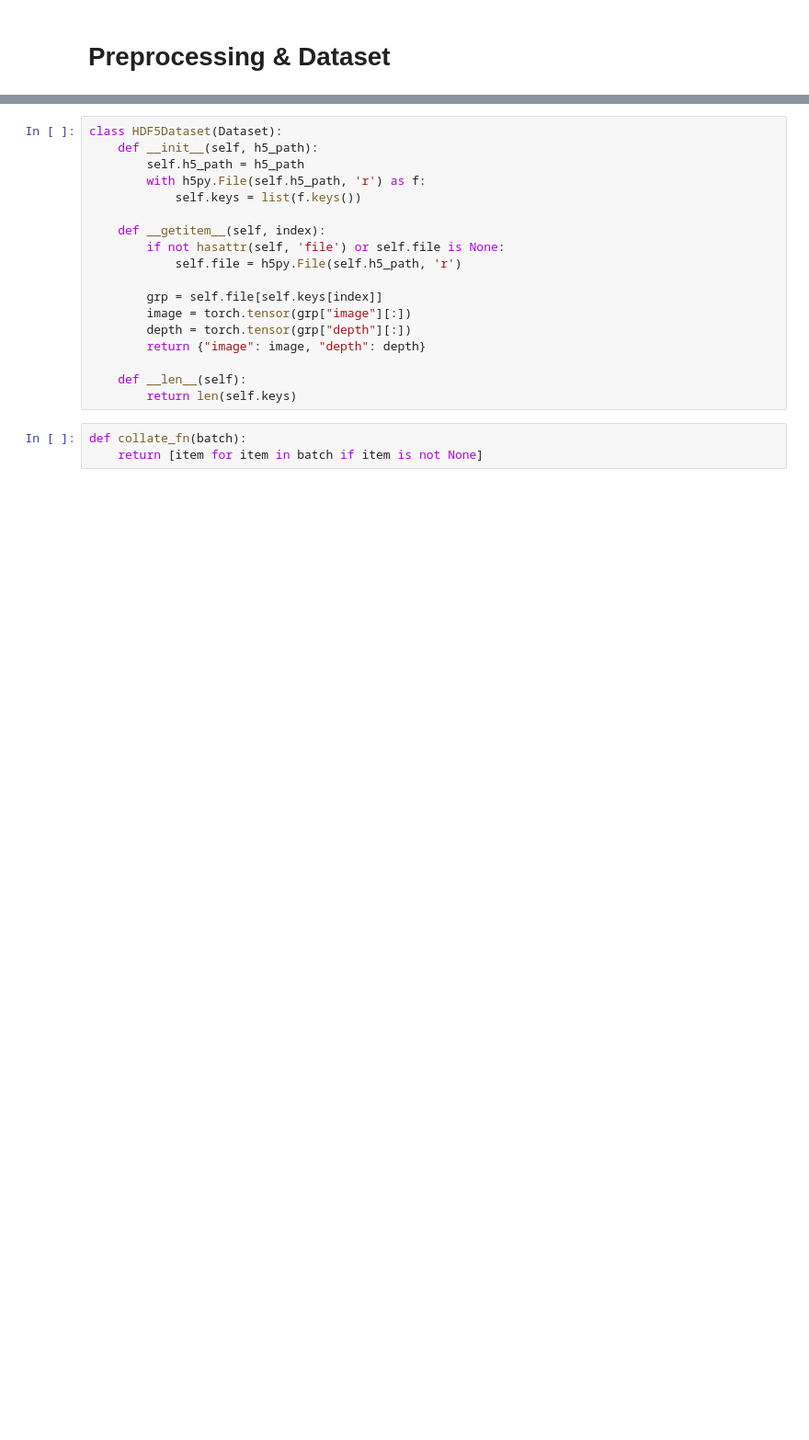
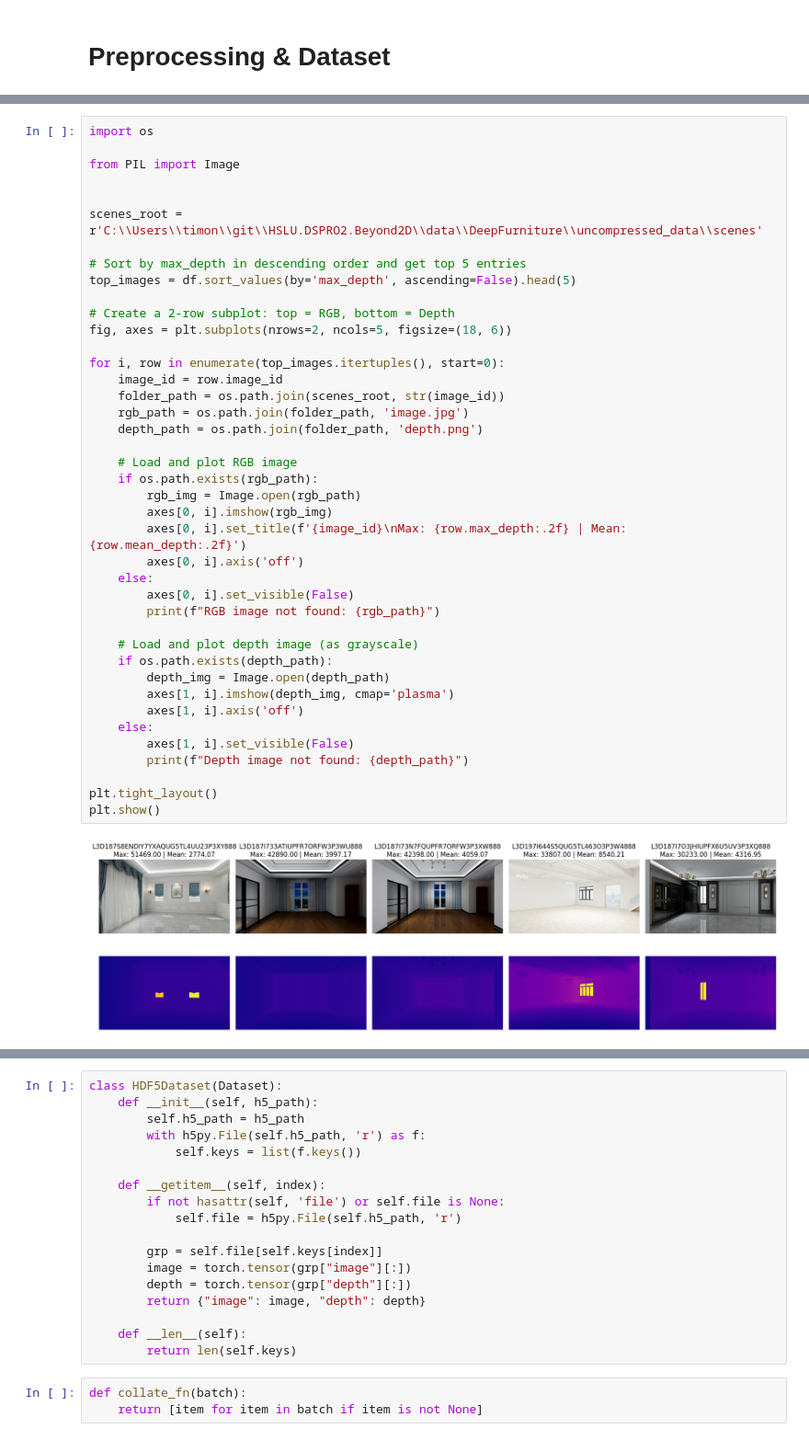
Before and after one commit to ynkf/HSLU.DSPRO2.Beyond2D, a Jupyter notebook: training.ipynb, the cells around one changed output, grey strips where cells are left out. Shown at 92% size. Cells and saved outputs as stored; diff of their text form; blank space fills up the shorter version.

```diff
--- a/training.ipynb
+++ b/training.ipynb
@@ -55,0 +127,43 @@ True
+# %%
+import os
+
+from PIL import Image
+
+
+scenes_root = r'C:\\Users\\timon\\git\\HSLU.DSPRO2.Beyond2D\\data\\DeepFurniture\\uncompressed_data\\scenes'
+
+# Sort by max_depth in descending order and get top 5 entries
+top_images = df.sort_values(by='max_depth', ascending=False).head(5)
+
+# Create a 2-row subplot: top = RGB, bottom = Depth
+fig, axes = plt.subplots(nrows=2, ncols=5, figsize=(18, 6))
+
+for i, row in enumerate(top_images.itertuples(), start=0):
+    image_id = row.image_id
+    folder_path = os.path.join(scenes_root, str(image_id))
+    rgb_path = os.path.join(folder_path, 'image.jpg')
+    depth_path = os.path.join(folder_path, 'depth.png')
+
+    # Load and plot RGB image
+    if os.path.exists(rgb_path):
+        rgb_img = Image.open(rgb_path)
+        axes[0, i].imshow(rgb_img)
+        axes[0, i].set_title(f'{image_id}\nMax: {row.max_depth:.2f} | Mean: {row.mean_depth:.2f}')
+        axes[0, i].axis('off')
+    else:
+        axes[0, i].set_visible(False)
+        print(f"RGB image not found: {rgb_path}")
+
+    # Load and plot depth image (as grayscale)
+    if os.path.exists(depth_path):
+        depth_img = Image.open(depth_path)
+        axes[1, i].imshow(depth_img, cmap='plasma')
+        axes[1, i].axis('off')
+    else:
+        axes[1, i].set_visible(False)
+        print(f"Depth image not found: {depth_path}")
+
+plt.tight_layout()
+plt.show()
+# %% [output]
+[figure, added]
```
Also changed, not shown: parts of 21 cells of this notebook.
